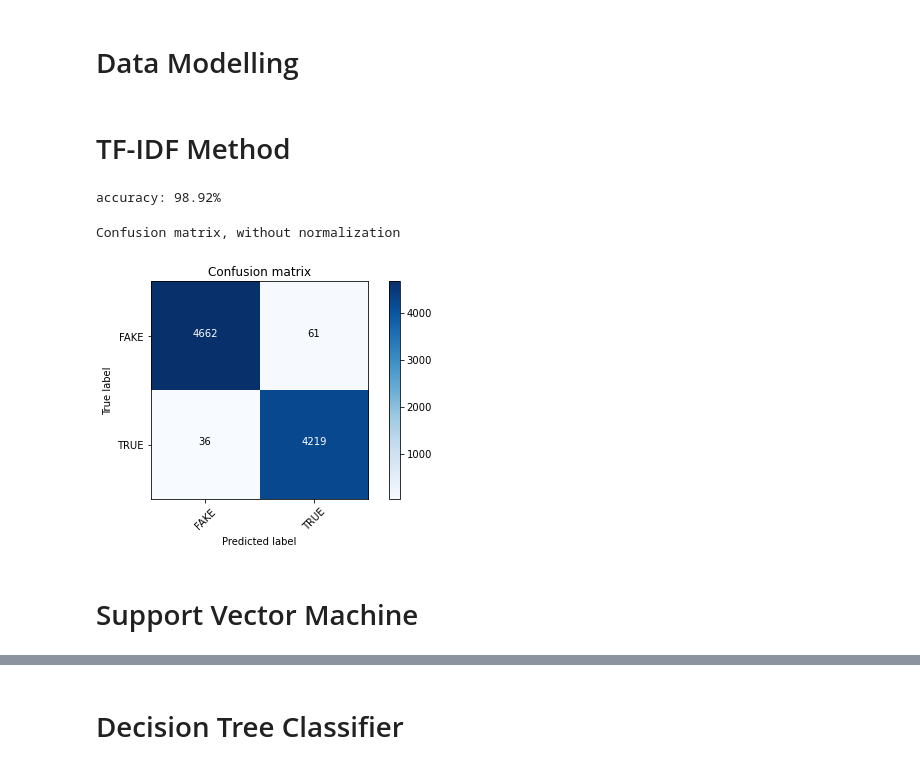
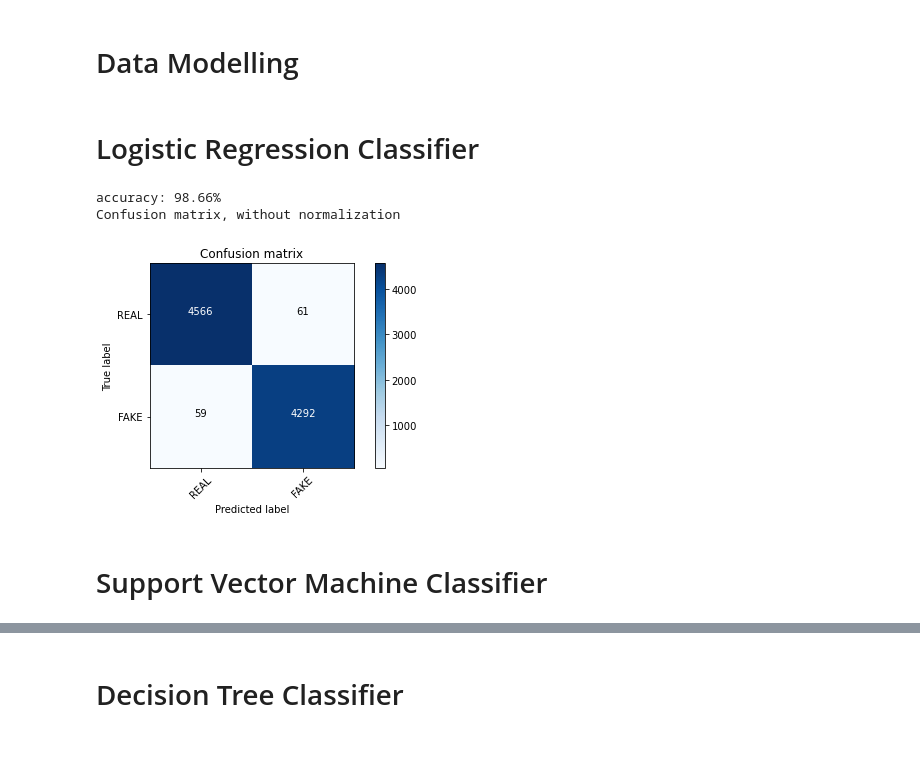
Before and after one commit to jeune/FakeNewsDetector, a Jupyter notebook: Fake News Detection.ipynb, the cells around one changed output, grey strips where cells are left out. Saved outputs shown, nothing was run; the diff lists cells and outputs as text; code cells hidden in the pictures.

```diff
--- a/Fake News Detection.ipynb
+++ b/Fake News Detection.ipynb
@@ -281,11 +292,15 @@ counter(data[data["target"] == "REAL"], "text", 30, "REAL")
 # %% [markdown]
 # Data Modelling
 # %%
-def plot_confusion_matrix(cm, classes,
+# Plot confusion matrix to better understand and visualize the prediction results
+def plot_confusion_matrix(classes,
+                          prediction,
+                          test_target,
                           normalize=False,
                           title='Confusion matrix',
                           cmap=plt.cm.Blues):
 
+    cm = metrics.confusion_matrix(test_target, prediction)
     plt.imshow(cm, interpolation='nearest', cmap=cmap)
     plt.title(title)
     plt.colorbar()
@@ -304,6 +319,6 @@ def plot_confusion_matrix(cm, classes,
                  horizontalalignment="center",
                  color="white" if cm[i, j] > thresh else "black")
 
-    plt.tight_layout()
     plt.ylabel('True label')
     plt.xlabel('Predicted label')
+    plt.tight_layout()
@@ -368,33 +383,32 @@ def calculate_roc_curve(model_name, arr, x_label):
 # %%
-X_train,X_test,y_train,y_test = train_test_split(data['text'], data.target, test_size=0.2, random_state=42)
+# 80% data used for training and rest 20% used for testing
+X_train,X_test,y_train,y_test = train_test_split(data[TEXT], data.target, test_size=0.2, random_state=42)
 # %% [markdown]
-# TF-IDF Method
+# Logistic Regression Classifier
 # %%
 def construct_tfidf_model():
-    pipe = Pipeline([('vect', CountVectorizer()),  #convert text to a matrix of token counts
-                 ('tfidf', TfidfTransformer()), #transform a count matrix to a normalized tf-idf representation
+    pipe = Pipeline([('vect', CountVectorizer()),  # convert text to a matrix of token counts
+                 ('tfidf', TfidfTransformer()), # transform a count matrix to a normalized tf-idf representation
                  ('model', LogisticRegression(random_state = 0))])
 
     # Fitting the model
     pipe.fit(X_train, y_train)
 
     return pipe
 
 # Create model
 pipe_tfidf = construct_tfidf_model()
 # Accuracy
 prediction_tfidf = predict_model(pipe_tfidf, X_test)
-print("accuracy: {}%".format(round(accuracy_score(y_test, prediction_tfidf)*100,2)))
+print("accuracy: {}%".format(round(metrics.accuracy_score(y_test, prediction_tfidf)*100,2)))
+# Plot confusion matrix
+plot_confusion_matrix(TARGET_NAMES, prediction_tfidf, y_test)
 # %% [output]
-accuracy: 98.92%
+accuracy: 98.66%
+Confusion matrix, without normalization
+[figure, added]
-# %%
-cm = metrics.confusion_matrix(y_test, prediction_tfidf)
-plot_confusion_matrix(cm, classes=['FAKE', 'TRUE'])
-# %% [output]
-Confusion matrix, without normalization
-[figure, removed]
 # %% [markdown]
-# Support Vector Machine
+# Support Vector Machine Classifier
 # %%
 def construct_svm_model(C):
     pipe = Pipeline([('vect', CountVectorizer()),
```
Also changed, not shown: parts of 73 cells of this notebook, 2 other files.
